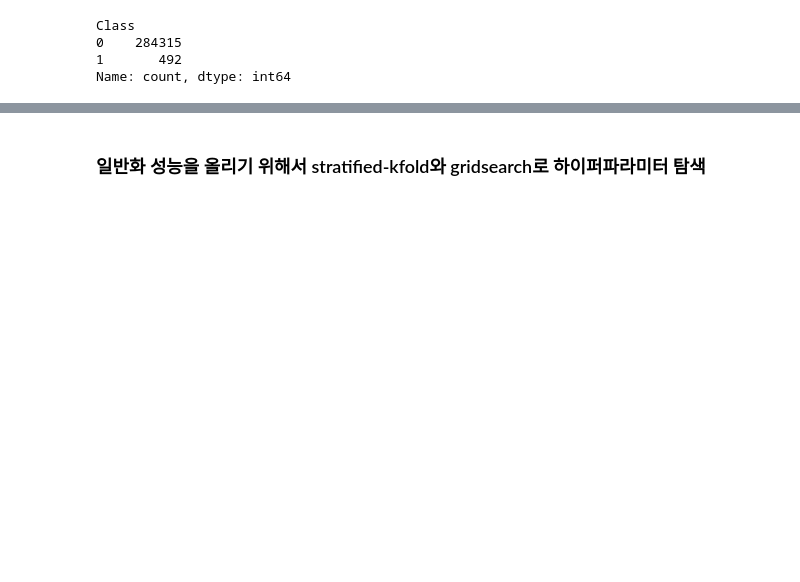
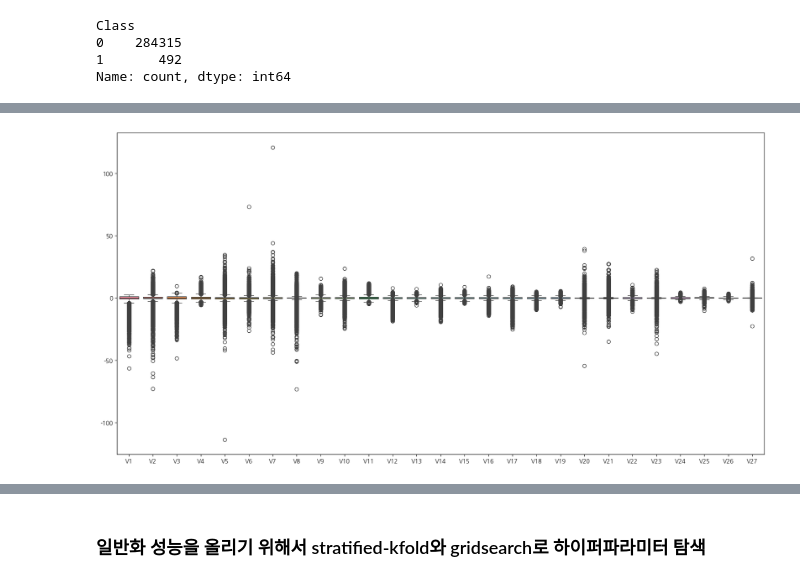
Before and after one commit to youngeunkoo/fintech_service, a Jupyter notebook: 09Time_series/07_사기탐지_신용카드_사기_분석01.ipynb, the cells around one changed output, grey strips where cells are left out. Drawn from its saved outputs; the diff is of its cells as text; code cells hidden in the pictures; blank space fills up the shorter version.

```diff
--- a/09Time_series/07_사기탐지_신용카드_사기_분석01.ipynb
+++ b/09Time_series/07_사기탐지_신용카드_사기_분석01.ipynb
@@ -72,0 +145,3 @@ Name: count, dtype: int64
+# %%
+X = data.drop('Class', axis=1)
+y = data['Class']
@@ -72,0 +164,6 @@ Name: count, dtype: int64
+# %%
+plt.figure(figsize=(20,10))
+sns.boxplot(X.iloc[:,1:-2])
+plt.show()
+# %% [output]
+[figure, added]
```
Also changed, not shown: parts of 25 cells of this notebook, 2 other files.
